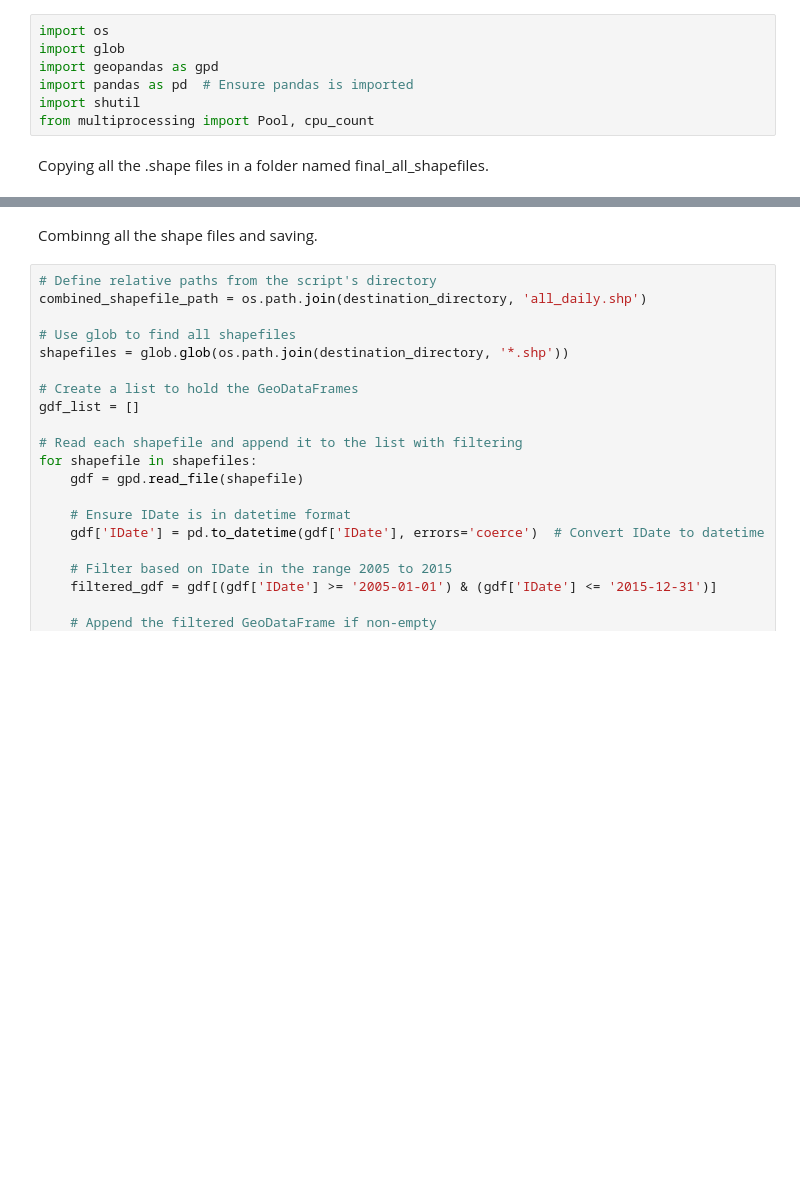
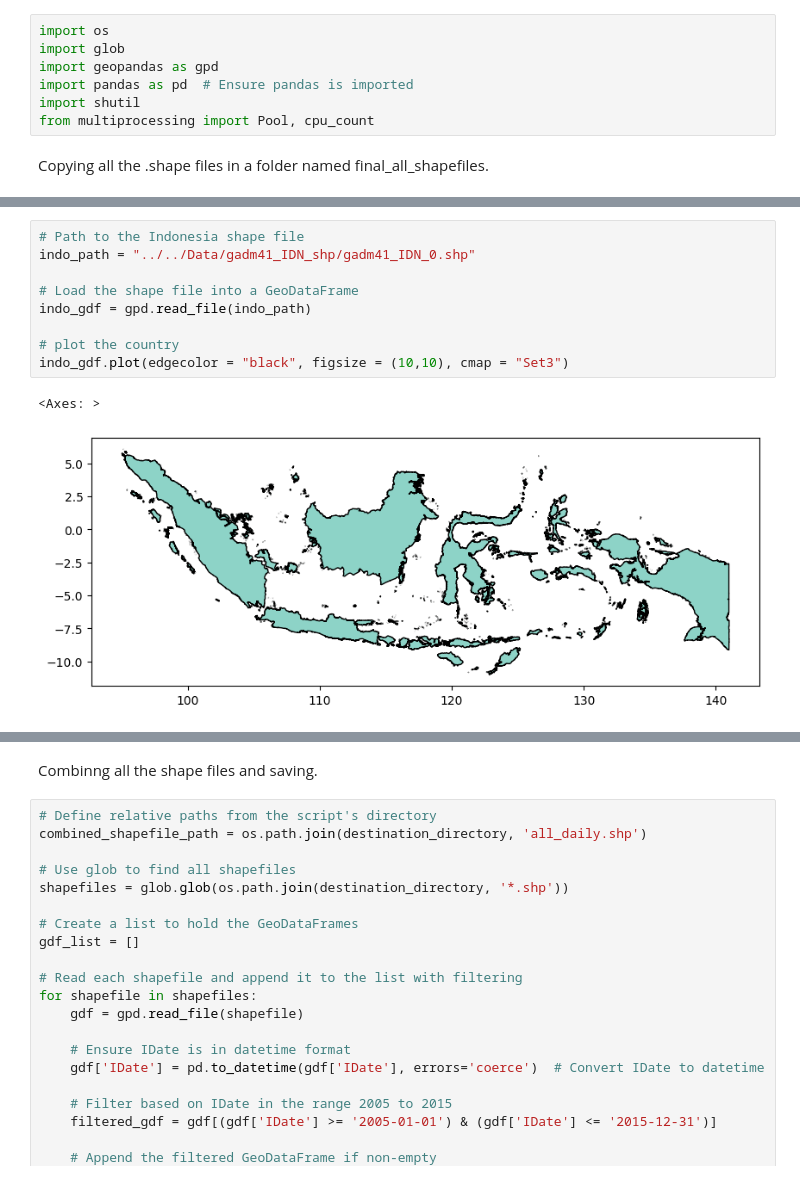
Before and after one commit to lp190/Thesis_workdir, a Jupyter notebook: Scripts/06_Daily_Globfire.ipynb, the cells around one changed output, grey strips where cells are left out. Cells and saved outputs as stored; diff of their text form; blank space fills up the shorter version.

```diff
--- a/Scripts/06_Daily_Globfire.ipynb
+++ b/Scripts/06_Daily_Globfire.ipynb
@@ -62,3 +62,15 @@ Skipping: GWIS_2021/Daily/all_daily/Daily_GlobFirev3_GWIS_MCD64A1__2001.dbf (Alr
 Skipping: GWIS_2021/Daily/all_daily/Daily_GlobFirev3_GWIS_MCD64A1__2000.dbf (Already exists in destination directory)
 Skipping: GWIS_2021/Daily/all_daily/Daily_GlobFirev3_GWIS_MCD64A1__2019.prj (Already exists in destination directory)
 Total files copied to the destination: 88
+# %%
+# Path to the Indonesia shape file
+indo_path = "../../Data/gadm41_IDN_shp/gadm41_IDN_0.shp"
+
+# Load the shape file into a GeoDataFrame
+indo_gdf = gpd.read_file(indo_path)
+
+# plot the country
+indo_gdf.plot(edgecolor = "black", figsize = (10,10), cmap = "Set3")
+# %% [output]
+<Axes: >
+[figure, added]
```
Also changed, not shown: parts of 2 cells of this notebook, 1 other file.
